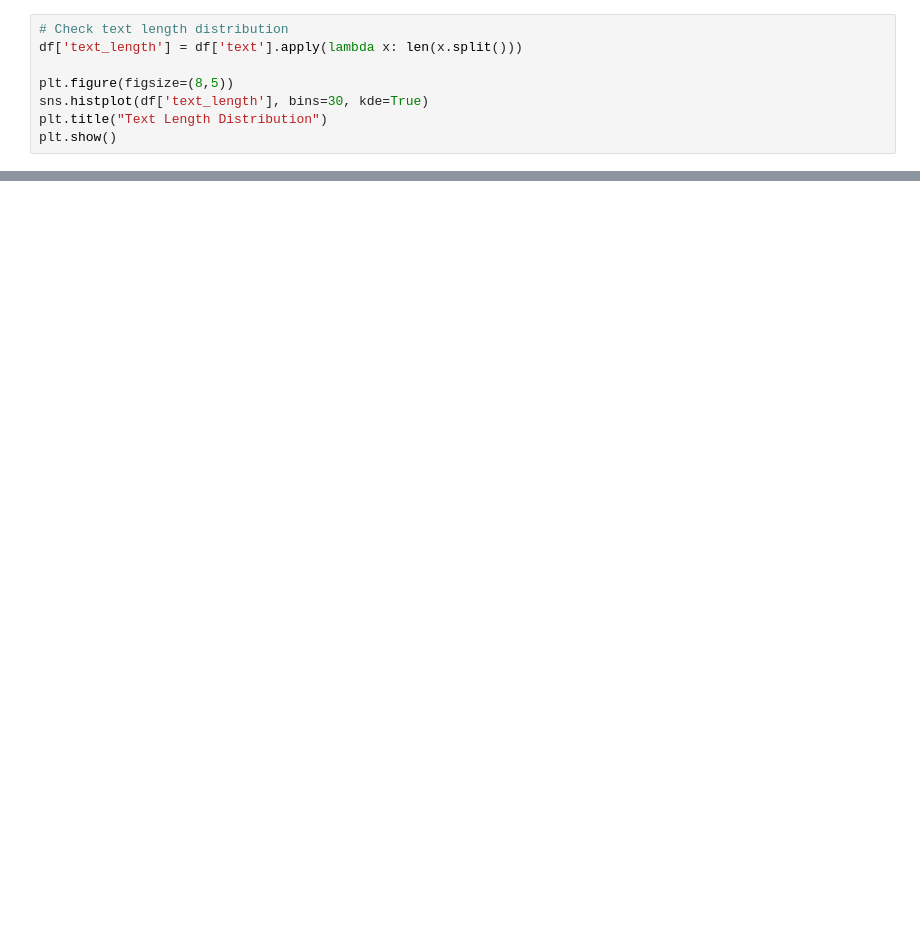
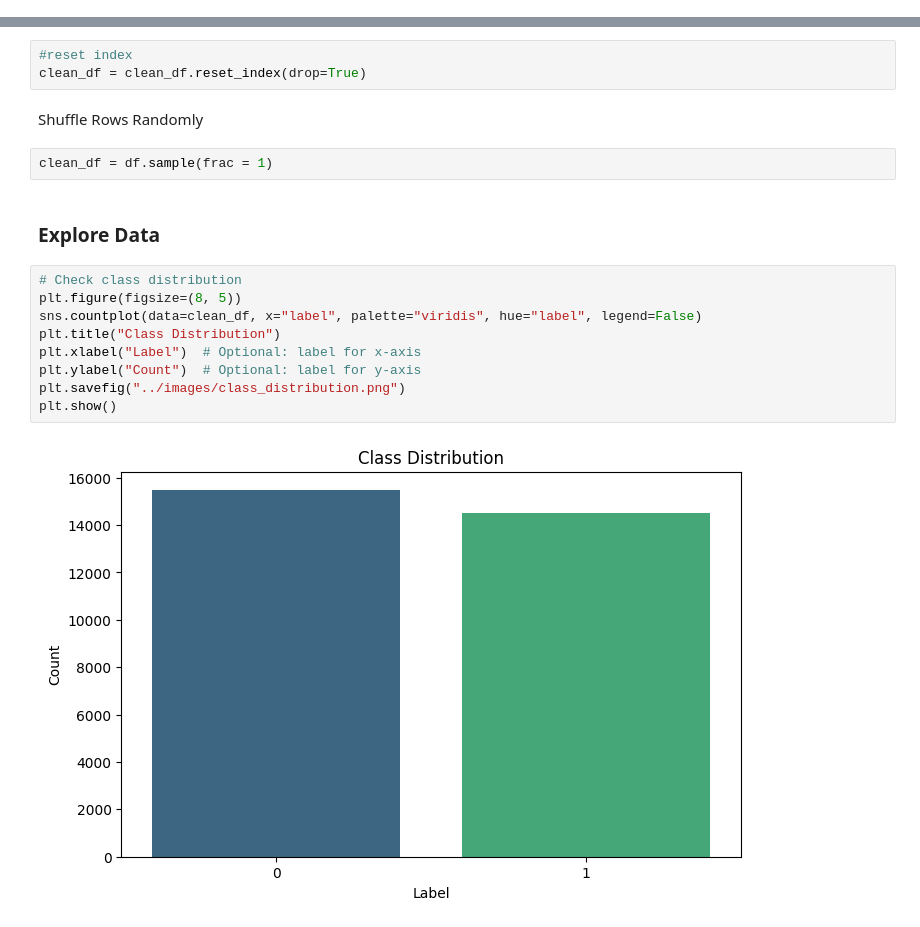
Before and after one commit to SobiaNoorAI/Fake-News-Detection-ML-capstone-project, a Jupyter notebook: code/fake_news_detection_dataseekho_project.ipynb, the cells around one changed output, grey strips where cells are left out. Cells and saved outputs as stored; diff of their text form; blank space fills up the shorter version.

```diff
--- a/code/fake_news_detection_dataseekho_project.ipynb
+++ b/code/fake_news_detection_dataseekho_project.ipynb
@@ -119,8 +131,0 @@ df.head()
-# %%
-# Check text length distribution
-df['text_length'] = df['text'].apply(lambda x: len(x.split()))
-
-plt.figure(figsize=(8,5))
-sns.histplot(df['text_length'], bins=30, kde=True)
-plt.title("Text Length Distribution")
-plt.show()
@@ -290,0 +150,20 @@ print("Predicted Sentiment:", predict_sentiment(sample_text, lr_model))
+# %%
+#reset index
+clean_df = clean_df.reset_index(drop=True)
+# %% [markdown]
+Shuffle Rows Randomly
+# %%
+clean_df = df.sample(frac = 1)
+# %% [markdown]
+### Explore Data
+# %%
+# Check class distribution
+plt.figure(figsize=(8, 5))
+sns.countplot(data=clean_df, x="label", palette="viridis", hue="label", legend=False)
+plt.title("Class Distribution")
+plt.xlabel("Label")  # Optional: label for x-axis
+plt.ylabel("Count")  # Optional: label for y-axis
+plt.savefig("../images/class_distribution.png")
+plt.show()
+# %% [output]
+[figure, added]
```
Also changed, not shown: parts of 64 cells of this notebook, 1 other file.
